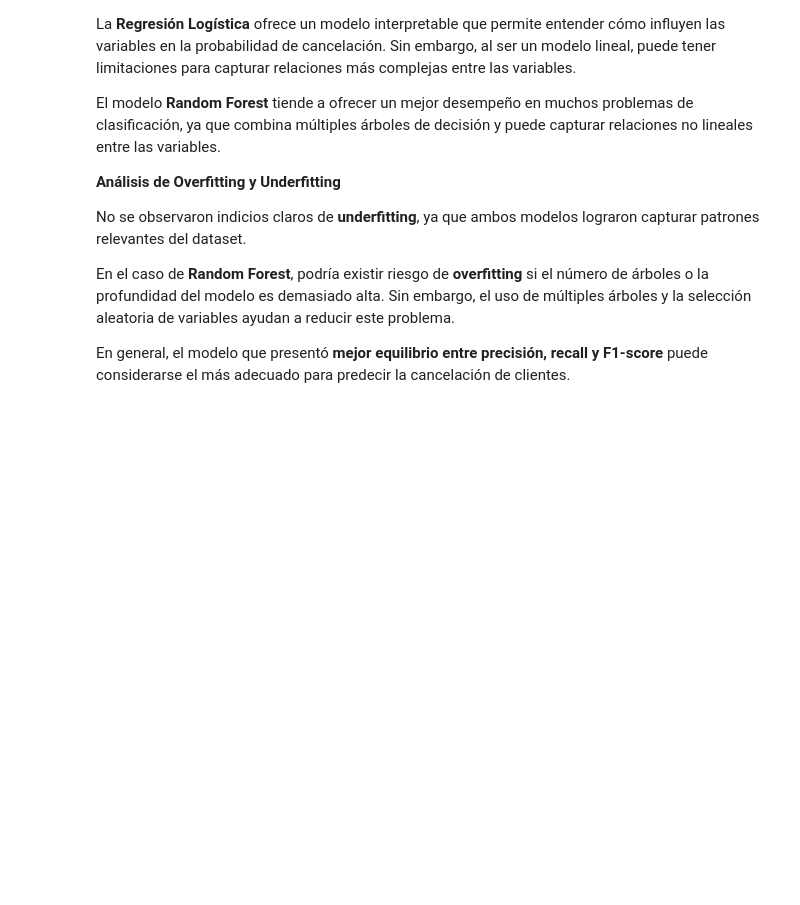
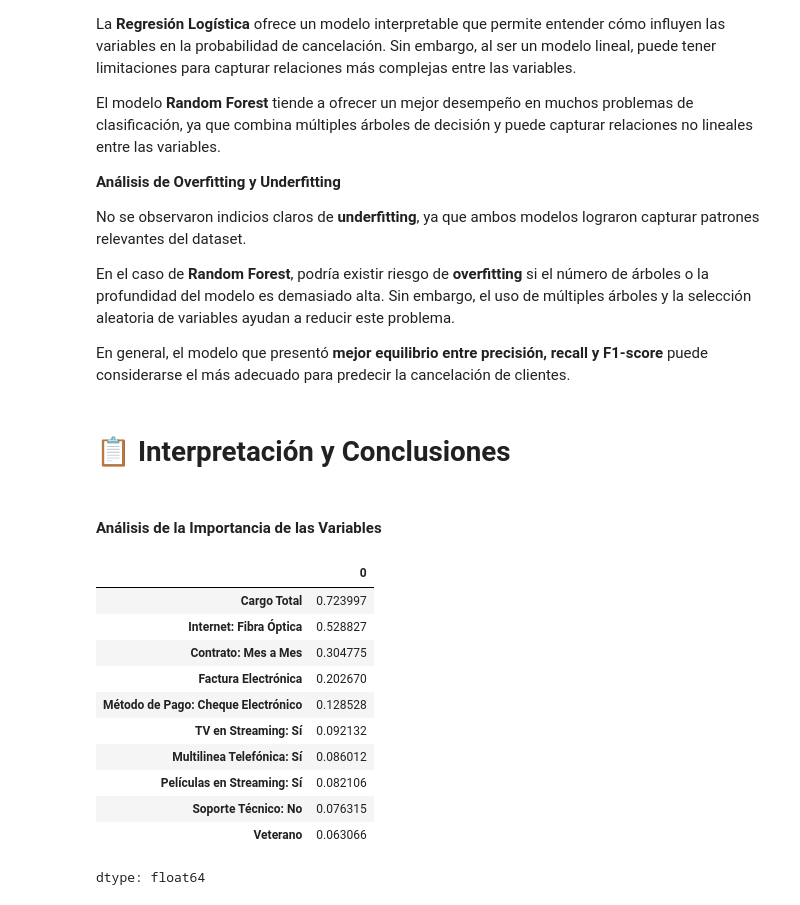
Before and after one commit to angelaoica-dev/challenge-TelecomX-2, a Jupyter notebook: TelecomX_2Latam.ipynb, the cells around one changed output. Saved outputs shown, nothing was run; the diff lists cells and outputs as text; code cells hidden in the pictures; blank space fills up the shorter version.

Commit message:
Se realizaron las interpretaciones y conclusiones.

```diff
--- a/TelecomX_2Latam.ipynb
+++ b/TelecomX_2Latam.ipynb
@@ -675,3 +675,27 @@ No se observaron indicios claros de **underfitting**, ya que ambos modelos logra
 En el caso de **Random Forest**, podría existir riesgo de **overfitting** si el número de árboles o la profundidad del modelo es demasiado alta. Sin embargo, el uso de múltiples árboles y la selección aleatoria de variables ayudan a reducir este problema.
 
 En general, el modelo que presentó **mejor equilibrio entre precisión, recall y F1-score** puede considerarse el más adecuado para predecir la cancelación de clientes.
+# %% [markdown]
+# 📋 Interpretación y Conclusiones
+# %% [markdown]
+#### Análisis de la Importancia de las Variables
+# %%
+coeficientes = pd.Series(
+    modelo_logistico.coef_[0],
+    index=X_train.columns
+).sort_values(ascending=False)
+
+coeficientes.head(10)
+# %% [output]
+|  | 0 |
+| Cargo Total | 0.723997 |
+| Internet: Fibra Óptica | 0.528827 |
+| Contrato: Mes a Mes | 0.304775 |
+| Factura Electrónica | 0.202670 |
+| Método de Pago: Cheque Electrónico | 0.128528 |
+| TV en Streaming: Sí | 0.092132 |
+| Multilinea Telefónica: Sí | 0.086012 |
+| Películas en Streaming: Sí | 0.082106 |
+| Soporte Técnico: No | 0.076315 |
+| Veterano | 0.063066 |
+dtype: float64
```
Also changed, not shown: parts of 7 cells of this notebook.
